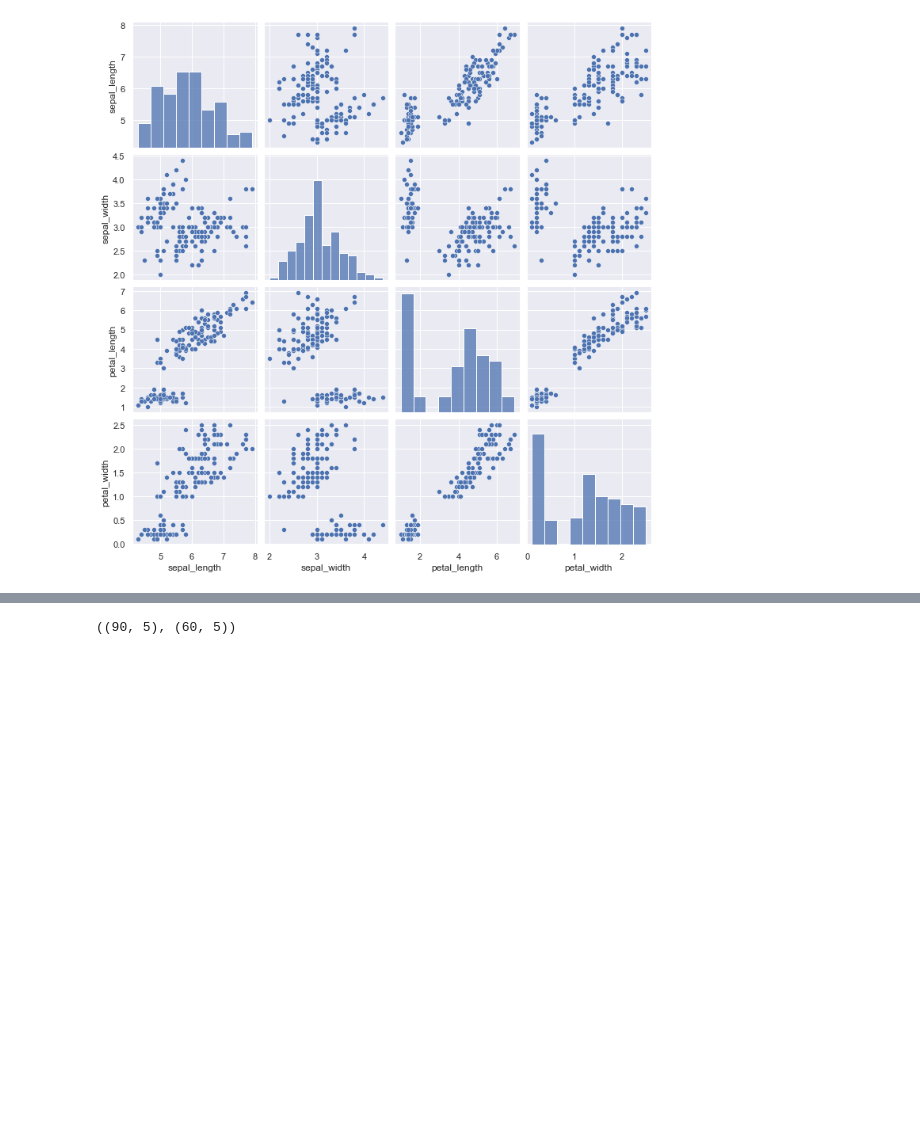
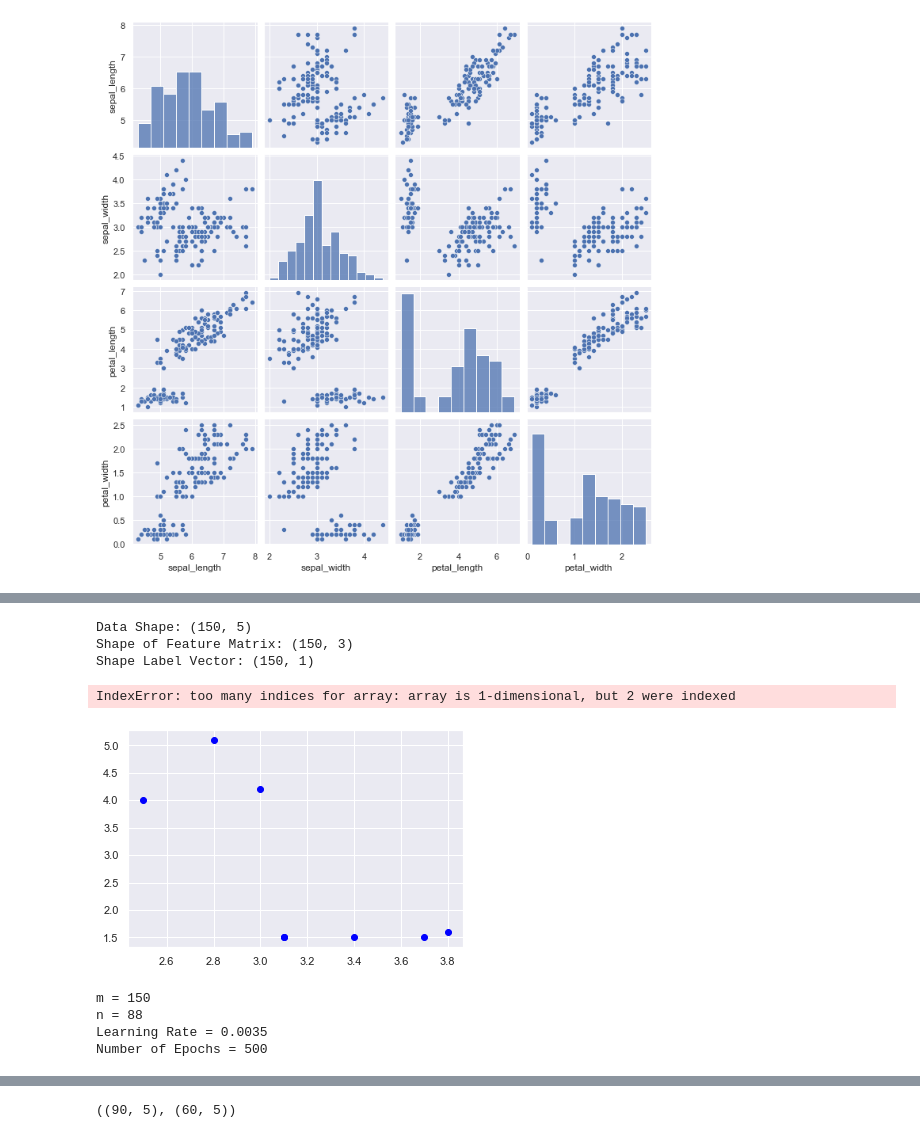
Before and after one commit to digitalhemanth/Data-Science, a Jupyter notebook: Scikit Learn/Sample_ds_with_spark.ipynb, the cells around one changed output, grey strips where cells are left out. Drawn from its saved outputs; the diff is of its cells as text; code cells hidden in the pictures; blank space fills up the shorter version.

```diff
--- a/Scikit Learn/Sample_ds_with_spark.ipynb
+++ b/Scikit Learn/Sample_ds_with_spark.ipynb
@@ -174,0 +123,63 @@ with tf.Session() as sess:
+# %%
+print("Data Shape:", trans_data.shape)
+
+# Feature Matrix
+x_orig = trans_data.iloc[:, 1:-1].values
+
+# Data labels
+y_orig = trans_data.iloc[:, -1:].values
+
+print("Shape of Feature Matrix:", x_orig.shape)
+print("Shape Label Vector:", y_orig.shape)
+# %% [output]
+Data Shape: (150, 5)
+Shape of Feature Matrix: (150, 3)
+Shape Label Vector: (150, 1)
+# %%
+# Positive Data Points
+x_pos = np.array([x_orig[i] for i in range(len(x_orig))
+									if y_orig[i] == 1])
+
+# Negative Data Points
+x_neg = np.array([x_orig[i] for i in range(len(x_orig))
+									if y_orig[i] == 0])
+
+# Plotting the Positive Data Points
+plt.scatter(x_pos[:, 0], x_pos[:, 1], color = 'blue', label = 'Positive')
+
+# Plotting the Negative Data Points
+plt.scatter(x_neg[:, 0], x_neg[:, 1], color = 'red', label = 'Negative')
+
+plt.xlabel('Feature 1')
+plt.ylabel('Feature 2')
+plt.title('Plot of given data')
+plt.legend()
+
+plt.show()
+# %% [output]
+IndexError: too many indices for array: array is 1-dimensional, but 2 were indexed
+[figure, added]
+# %%
+from sklearn.preprocessing import OneHotEncoder
+# Creating the One Hot Encoder
+oneHot = OneHotEncoder()
+
+# Encoding x_orig
+oneHot.fit(x_orig)
+x = oneHot.transform(x_orig).toarray()
+
+# Encoding y_orig
+oneHot.fit(y_orig)
+y = oneHot.transform(y_orig).toarray()
+
+alpha, epochs = 0.0035, 500
+m, n = x.shape
+print('m =', m)
+print('n =', n)
+print('Learning Rate =', alpha)
+print('Number of Epochs =', epochs)
+# %% [output]
+m = 150
+n = 88
+Learning Rate = 0.0035
+Number of Epochs = 500
```
Also changed, not shown: parts of 13 cells of this notebook.
